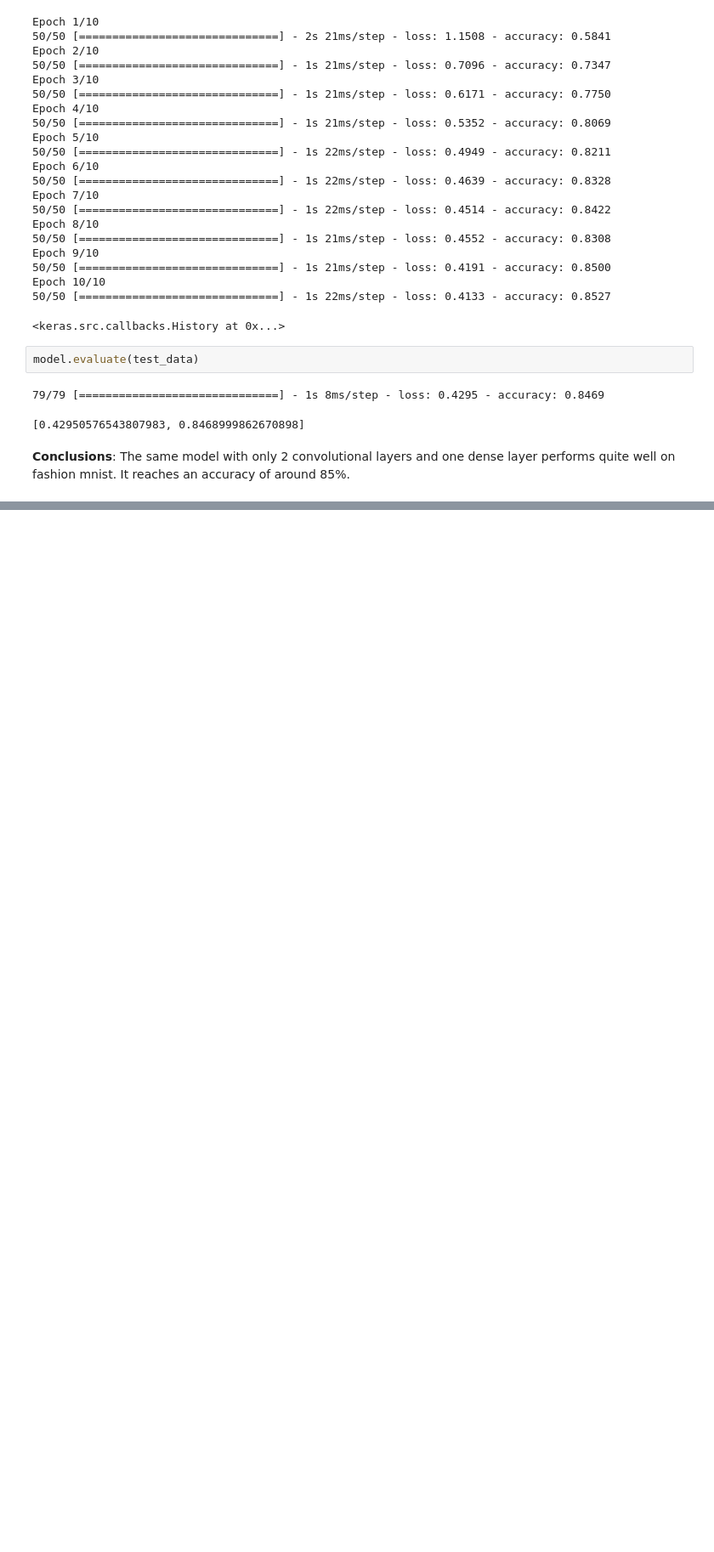
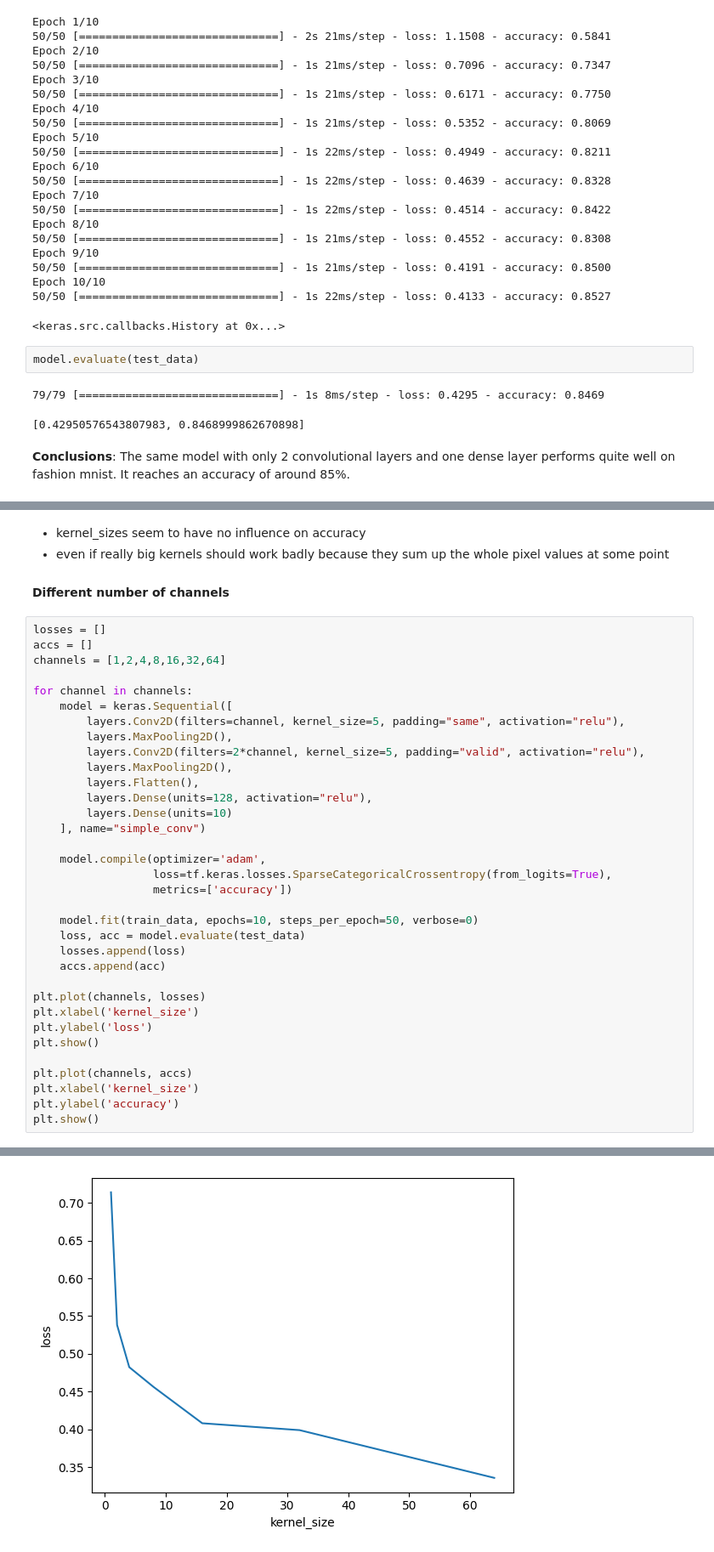
Before and after one commit to philippreinig/idl, a Jupyter notebook: assignments_3/a03_abremer_preinig.ipynb, the cells around one changed output, grey strips where cells are left out. Shown: that part at 85% size. Saved outputs shown, nothing was run; the diff lists cells and outputs as text; blank space fills up the shorter version.

```diff
--- a/assignments_3/a03_abremer_preinig.ipynb
+++ b/assignments_3/a03_abremer_preinig.ipynb
@@ -154,0 +213,40 @@ The same model with only 2 convolutional layers and one dense layer performs qui
+# %% [markdown]
+- kernel_sizes seem to have no influence on accuracy
+- even if really big kernels should work badly because they sum up the whole pixel values at some point
+
+#### Different number of channels
+# %%
+losses = []
+accs = []
+channels = [1,2,4,8,16,32,64]
+
+for channel in channels:
+    model = keras.Sequential([
+        layers.Conv2D(filters=channel, kernel_size=5, padding="same", activation="relu"),
+        layers.MaxPooling2D(),
+        layers.Conv2D(filters=2*channel, kernel_size=5, padding="valid", activation="relu"),
+        layers.MaxPooling2D(),
+        layers.Flatten(),
+        layers.Dense(units=128, activation="relu"),
+        layers.Dense(units=10)
+    ], name="simple_conv")
+
+    model.compile(optimizer='adam',
+                  loss=tf.keras.losses.SparseCategoricalCrossentropy(from_logits=True),
+                  metrics=['accuracy'])
+
+    model.fit(train_data, epochs=10, steps_per_epoch=50, verbose=0)
+    loss, acc = model.evaluate(test_data)
+    losses.append(loss)
+    accs.append(acc)
+
+plt.plot(channels, losses)
+plt.xlabel('kernel_size')
+plt.ylabel('loss')
+plt.show()
+
+plt.plot(channels, accs)
+plt.xlabel('kernel_size')
+plt.ylabel('accuracy')
+plt.show()
+# %% [output]
@@ -154,0 +260 @@ The same model with only 2 convolutional layers and one dense layer performs qui
+[figure, added]
```
Also changed, not shown: parts of 14 cells of this notebook.
